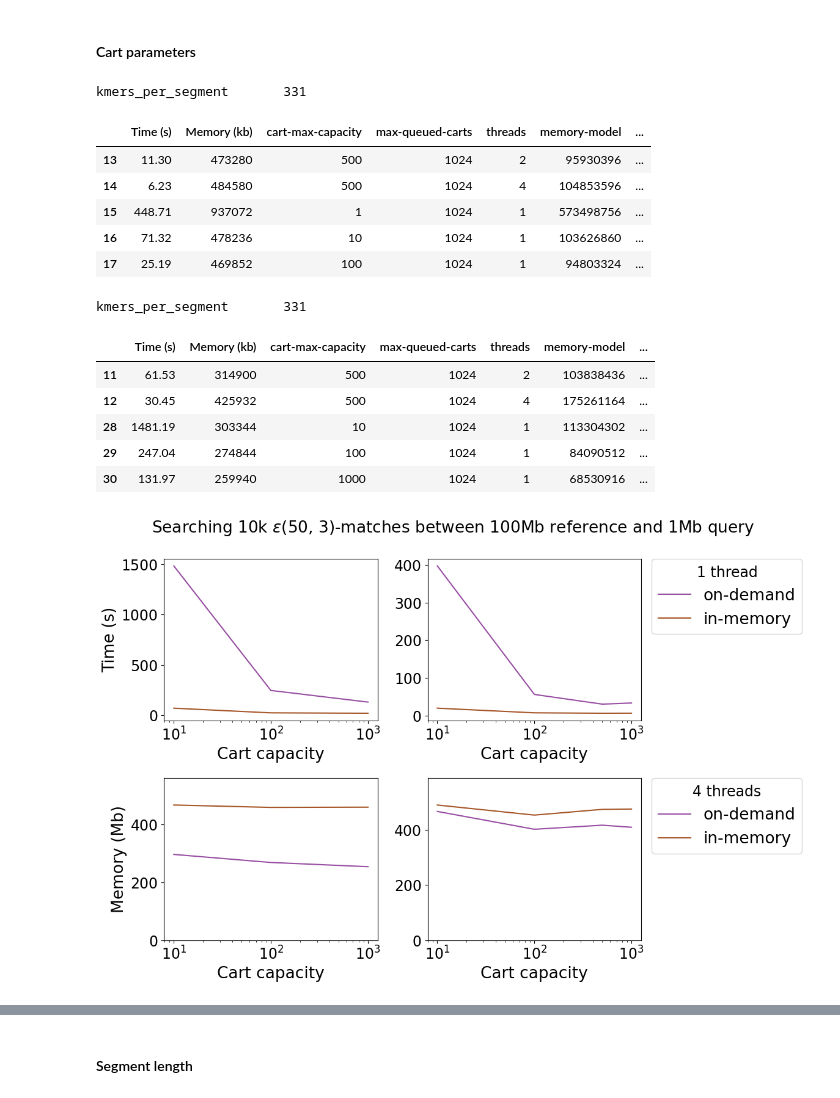
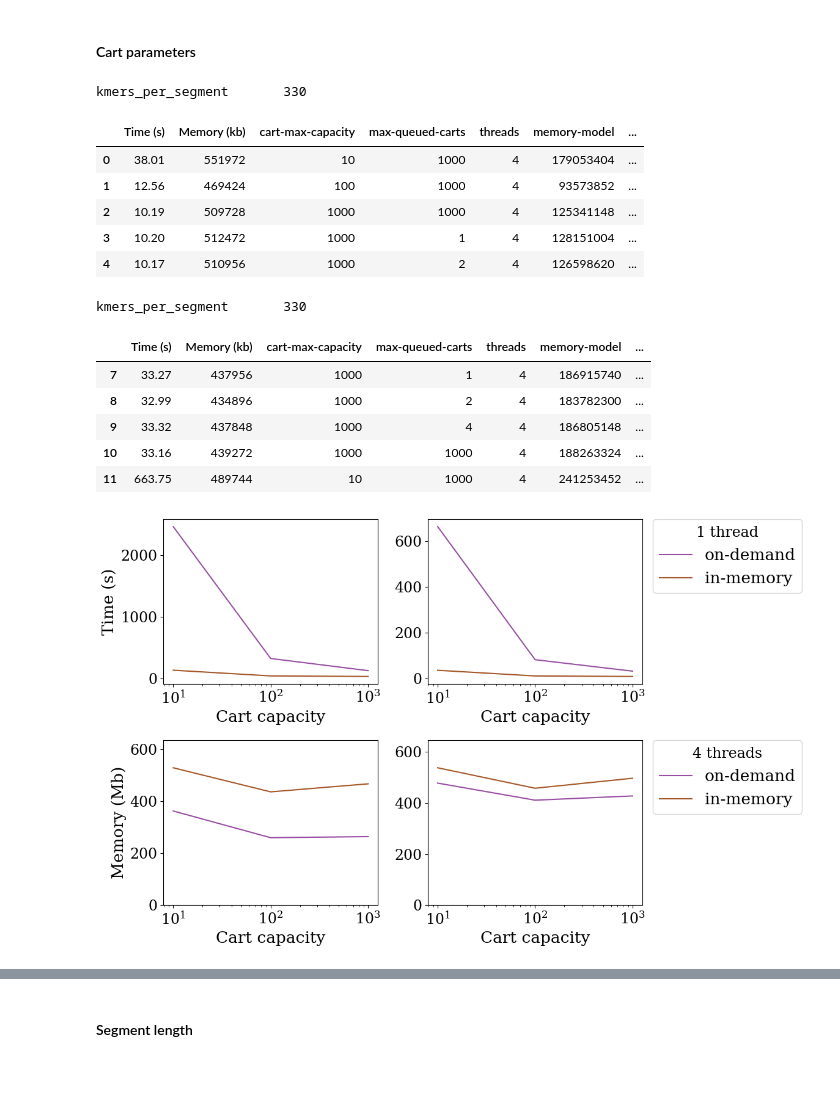
Before and after one commit to eaasna/DREAM-stellar-benchmark, a Jupyter notebook: work-python/markov/Distribution granularity.ipynb, the cells around one changed output, grey strips where cells are left out. Cells and saved outputs as stored; diff of their text form; code cells hidden in the pictures.

```diff
--- a/work-python/markov/Distribution granularity.ipynb
+++ b/work-python/markov/Distribution granularity.ipynb
@@ -69,8 +79,35 @@ def get_runtime_df(filename):
     df = df.merge(more, how = "outer", left_index = True, right_index = True)
     df = df.astype({'Memory (kb)': 'int64', "seg-count": 'int32', "cart-max-capacity": 'int32', "threads": 'int64', "max-queued-carts" : 'int32', "error-rate" : 'float'})
     return df
+# %%
+def get_seg_len_df(filename):
+    df = pd.read_csv(filename, sep = "\t", header = None)
+    df.columns = ["Time (s)", "Memory (kb)", "exit_code", "type", "adapt_cutoff", "errors", "more"]
+    more = df['more'].str.split('--',expand=True)
+    df.drop(["exit_code", "type", "more"], axis = 1, inplace = True)
+
+    more.drop([1, 2, 6, 7, 8, 9, 10, 13, 14, 15], axis = 1, inplace = True)
+    more[0] = more[0].astype(str)
+    more.columns = ["exec-path", "seg-count", "cart-max-capacity", "max-queued-carts", "error-rate", "threads"]
+    more["exec-path"] = more["exec-path"].str.removeprefix("/group/ag_abi/evelina/valik/")
+    more["exec-path"] = more["exec-path"].str.removesuffix("/bin/dream-stellar search ")
+
+    for col in ["seg-count", "cart-max-capacity", "max-queued-carts", "threads", "error-rate"]:
+        more[col] = more[col].str.removeprefix(col)
+
+    col = "output-path"
+    if col in more.columns:
+        more[col] = more[col].str.removeprefix("output /buffer/ag_abi/evelina/markov/")
+        more[["ref-size", "type", "er", "output-type"]] = more[col].str.split('/',expand=True)
+        more.drop(["output-path", "output-type", "type"], axis = 1, inplace = True)
+
+    col = "error-rate"
+    more[col] = more[col].str.removeprefix("efficiency_")
+    df = df.merge(more, how = "outer", left_index = True, right_index = True)
+    df = df.astype({'Memory (kb)': 'int64', "seg-count": 'int32', "cart-max-capacity": 'int32', "threads": 'int64', "max-queued-carts" : 'int32', "error-rate" : 'float'})
+    return df
 # %%
-df = get_runtime_df(ref_size + "/full.log")
+df = get_seg_len_df(ref_size + "/cart_params_test/full_cart_params.log")
 df.head()
 # %% [output]
 |  | Time (s) | Memory (kb) | adapt_cutoff | errors | exec-path | seg-count | cart-max-capacity | ... |
@@ -118,13 +155,13 @@ data["memory-model"] = np.round(data["memory-model"] - data["max-kmer-indexes-si
 data["memory-model-error (%)"] = np.round((data["memory-model"] / (data["Memory (kb)"] * 1024)) * 100, 2)
 data.head()
 # %% [output]
-kmers_per_segment       331
+kmers_per_segment       330
 |  | Time (s) | Memory (kb) | cart-max-capacity | max-queued-carts | threads | memory-model | ... |
-| 13 | 11.30 | 473280 | 500 | 1024 | 2 | 95930396 | ... |
-| 14 | 6.23 | 484580 | 500 | 1024 | 4 | 104853596 | ... |
-| 15 | 448.71 | 937072 | 1 | 1024 | 1 | 573498756 | ... |
-| 16 | 71.32 | 478236 | 10 | 1024 | 1 | 103626860 | ... |
-| 17 | 25.19 | 469852 | 100 | 1024 | 1 | 94803324 | ... |
+| 0 | 38.01 | 551972 | 10 | 1000 | 4 | 179053404 | ... |
+| 1 | 12.56 | 469424 | 100 | 1000 | 4 | 93573852 | ... |
+| 2 | 10.19 | 509728 | 1000 | 1000 | 4 | 125341148 | ... |
+| 3 | 10.20 | 512472 | 1000 | 1 | 4 | 128151004 | ... |
+| 4 | 10.17 | 510956 | 1000 | 2 | 4 | 126598620 | ... |
 # %%
 data = io.copy()
 data = data[data["cart-max-capacity"] > 1]
@@ -140,55 +177,57 @@ data["memory-model"] = np.round(data["memory-model"] - data["max-kmer-indexes-si
 data["memory-model-error (%)"] = np.round((data["memory-model"] / (data["Memory (kb)"] * 1024)) * 100, 2)
 data.head()
 # %% [output]
-kmers_per_segment       331
+kmers_per_segment       330
 |  | Time (s) | Memory (kb) | cart-max-capacity | max-queued-carts | threads | memory-model | ... |
-| 11 | 61.53 | 314900 | 500 | 1024 | 2 | 103838436 | ... |
-| 12 | 30.45 | 425932 | 500 | 1024 | 4 | 175261164 | ... |
-| 28 | 1481.19 | 303344 | 10 | 1024 | 1 | 113304302 | ... |
-| 29 | 247.04 | 274844 | 100 | 1024 | 1 | 84090512 | ... |
-| 30 | 131.97 | 259940 | 1000 | 1024 | 1 | 68530916 | ... |
+| 7 | 33.27 | 437956 | 1000 | 1 | 4 | 186915740 | ... |
+| 8 | 32.99 | 434896 | 1000 | 2 | 4 | 183782300 | ... |
+| 9 | 33.32 | 437848 | 1000 | 4 | 4 | 186805148 | ... |
+| 10 | 33.16 | 439272 | 1000 | 1000 | 4 | 188263324 | ... |
+| 11 | 663.75 | 489744 | 10 | 1000 | 4 | 241253452 | ... |
 # %%
 colors = [CB_color_cycle[5], CB_color_cycle[4]]
 fig, ax = plt.subplots(2, 2)
-fig.set_size_inches(12, 8)
+fig.set_size_inches(12, 7.5)
 
 labels = ["on-demand", "in-memory"]
 
 j = 0
 for t in [1, 4]:
     i = 0
     for data in [io, build]:
         data = data[data["threads"] == t]
         data = data[data["cart-max-capacity"] > 1]
-        data = data[data["max-queued-carts"] == 1024]
+        data = data[data["max-queued-carts"] == 1000]
         data = data.sort_values('cart-max-capacity', ascending=True)
-        ax[0][j].semilogx(data["cart-max-capacity"], data["Time (s)"], color = colors[i], label = labels[i])
+        data = data.groupby('cart-max-capacity').agg('mean')
+        ax[0][j].semilogx(data.index.values, data["Time (s)"], color = colors[i], label = labels[i])
         i += 1
 
     i = 0
     for data in [io, build]:
         data = data[data["threads"] == t]
         data = data[data["cart-max-capacity"] > 1]
-        data = data[data["max-queued-carts"] == 1024]
+        data = data[data["max-queued-carts"] == 1000]
         data = data.sort_values('cart-max-capacity', ascending=True)
+        data = data.groupby('cart-max-capacity').agg('mean')
         ax[1][j].set_ylim(0, np.max(data["Memory (kb)"]) * 1.2 / 1024)
-        ax[1][j].semilogx(data["cart-max-capacity"], data["Memory (kb)"] / 1024, label = labels[i], color = colors[i])
+        ax[1][j].semilogx(data.index.values, data["Memory (kb)"] / 1024, label = labels[i], color = colors[i])
         ax[0][j].set_xlabel("Cart capacity")
         ax[1][j].set_xlabel("Cart capacity")
         i+=1
     j += 1
 
 ax[0][0].set_ylabel("Time (s)")
 ax[1][0].set_ylabel("Memory (Mb)")
 
 ax[0][1].legend(bbox_to_anchor=(1.05, 1), loc='upper left', borderaxespad=0., title = "1 thread")
 ax[1][1].legend(bbox_to_anchor=(1.05, 1), loc='upper left', borderaxespad=0., title = "4 threads")
 
-fig.suptitle(r"Searching 10k $\epsilon$(50, 3)-matches between 100Mb reference and 1Mb query")
+#fig.suptitle(r"Searching 10k $\epsilon$(50, 3)-matches between 100Mb reference and 1Mb query")
 fig.tight_layout()  # otherwise the right y-label is slightly clipped
 fig.savefig(ref_size + "_cart_max_capacity_t.png", dpi=400, bbox_inches='tight')
 plt.show()
 # %% [output]
-[figure, old version]
+[figure, new version]
 # %%
 fig, ax = plt.subplots(2, 2, sharey = False)
```
Also changed, not shown: parts of 12 cells of this notebook, 1 other file.
